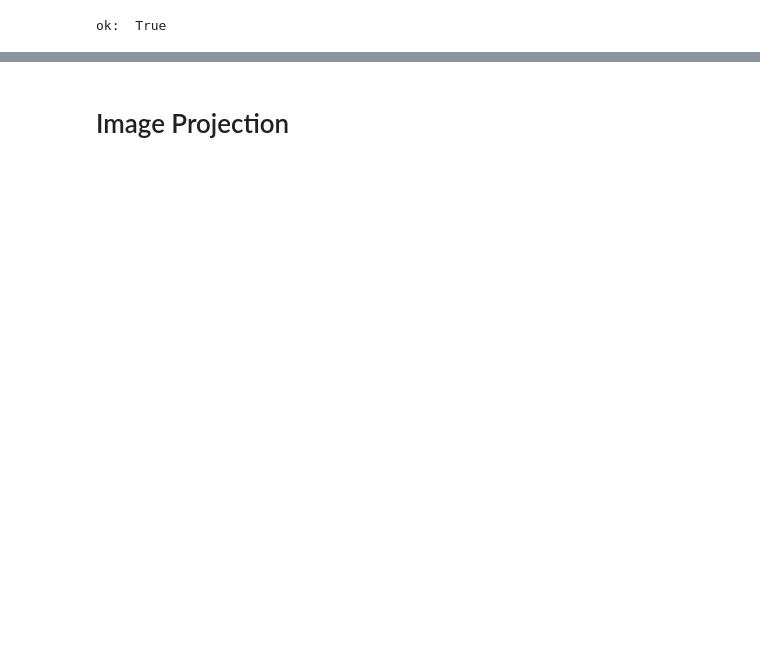
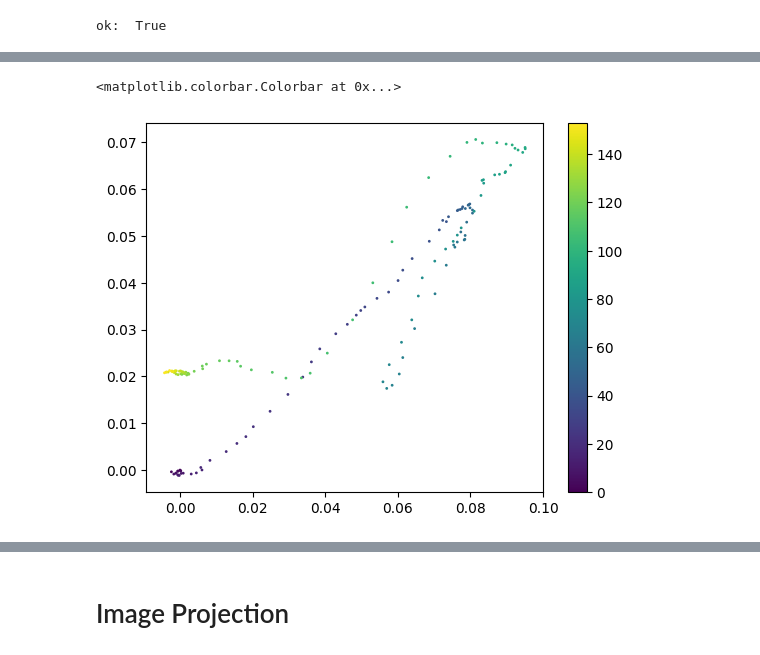
Before and after one commit to AgRoboticsResearch/act-plus-plus, a Jupyter notebook: playground/pangolin/inference_scara.ipynb, the cells around one changed output, grey strips where cells are left out. Cells and saved outputs as stored; diff of their text form; code cells hidden in the pictures; blank space fills up the shorter version.

```diff
--- a/playground/pangolin/inference_scara.ipynb
+++ b/playground/pangolin/inference_scara.ipynb
@@ -282,0 +325,8 @@ gt_ee_pose, orientations = joint_states_to_ee_pose(action_obs_np[:, :4], fk_solv
+# %%
+plt.scatter(ee_in_init_poss[:, 0], ee_in_init_poss[:, 1], s=1, c=range(len(ee_in_init_poss)))
+# plt.xlim(0, 0.2)
+# plt.ylim(0, 0.2)
+plt.colorbar()
+# %% [output]
+<matplotlib.colorbar.Colorbar at 0x...>
+[figure, added]
```
Also changed, not shown: parts of 24 cells of this notebook, 9 other files.
